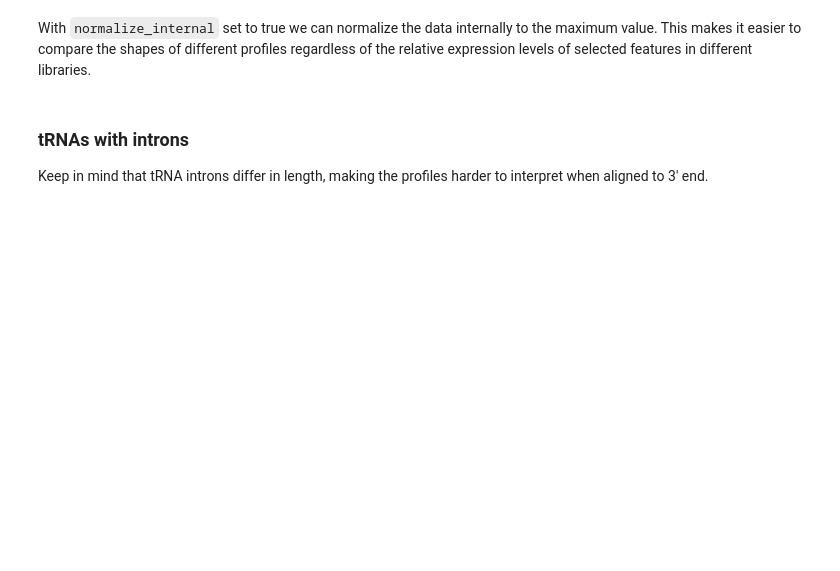
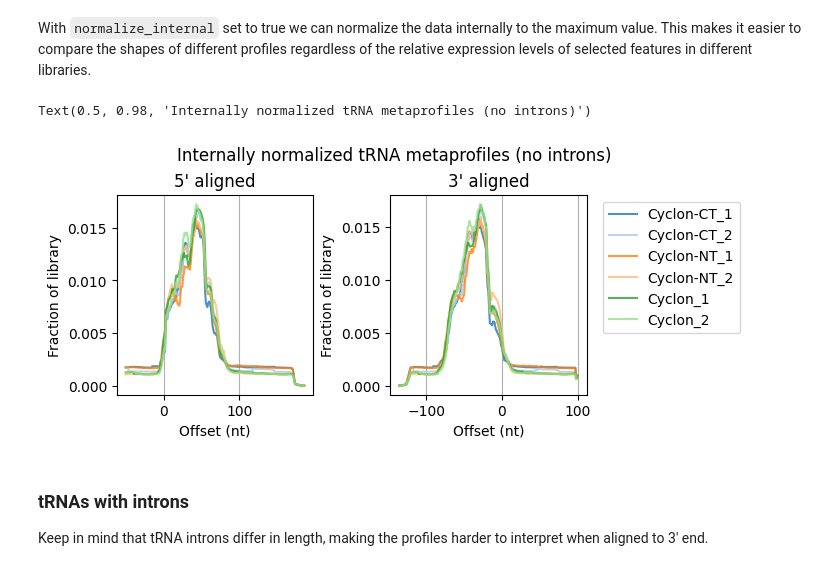
Before and after one commit to TurowskiLab/example-trxtools-Cyclon, a Jupyter notebook: analysis/03_human_tRNA.ipynb, the cells around one changed output. Cells and saved outputs as stored; diff of their text form; code cells hidden in the pictures; blank space fills up the shorter version.

```diff
--- a/analysis/03_human_tRNA.ipynb
+++ b/analysis/03_human_tRNA.ipynb
@@ -124,26 +132,29 @@ plt.suptitle("Library normalized tRNA metaprofiles (no introns)")
 With `normalize_internal` set to true we can normalize the data internally to the maximum value. This makes it easier to compare the shapes of different profiles regardless of the relative expression levels of selected features in different libraries.
 # %%
 mp01_n = meta.metaprofile(mm01, agg_type='mean', normalize_internal=True)
-mp01_n = ttm.cleanNames(mp01_n, ['../04_BigWig/AG241010_','_none_120mJ_','_read_CPM_fwd.bw'])
+mp01_n = cleanNames(mp01_n, ['../04a_BigWig_umitools/AG241010_','_none_120mJ','_all_umitools_CPM_fwd.bw'])
 mp02_n = meta.metaprofile(mm02_3end, agg_type='mean', normalize_internal=True)
-mp02_n = ttm.cleanNames(mp02_n, ['../04_BigWig/AG241010_','_none_120mJ_','_read_CPM_fwd.bw'])
+mp02_n = cleanNames(mp02_n, ['../04a_BigWig_umitools/AG241010_','_none_120mJ','_all_umitools_CPM_fwd.bw'])
 
 fig, axes = plt.subplots(1,2, figsize=(7,3), layout='constrained')
 colors = mpl.colormaps['tab20'].colors
 
 mp01_n.plot(color=colors, alpha=0.8, ax=axes[0])
 axes[0].set_title("5' aligned")
 axes[0].legend().remove()
 
 mp02_n.plot(color=colors, alpha=0.8, ax=axes[1])
 axes[1].set_title("3' aligned")
 axes[1].legend(bbox_to_anchor=(1.05, 1))
 
 for ax in axes:
     ax.set_xlabel("Offset (nt)")
     ax.set_ylabel("Fraction of library")
     ax.grid(axis='x')
 plt.suptitle("Internally normalized tRNA metaprofiles (no introns)")
+# %% [output]
+Text(0.5, 0.98, 'Internally normalized tRNA metaprofiles (no introns)')
+[figure, added]
 # %% [markdown]
 ### tRNAs with introns
 
```
Also changed, not shown: parts of 9 cells of this notebook, 6 other files.
